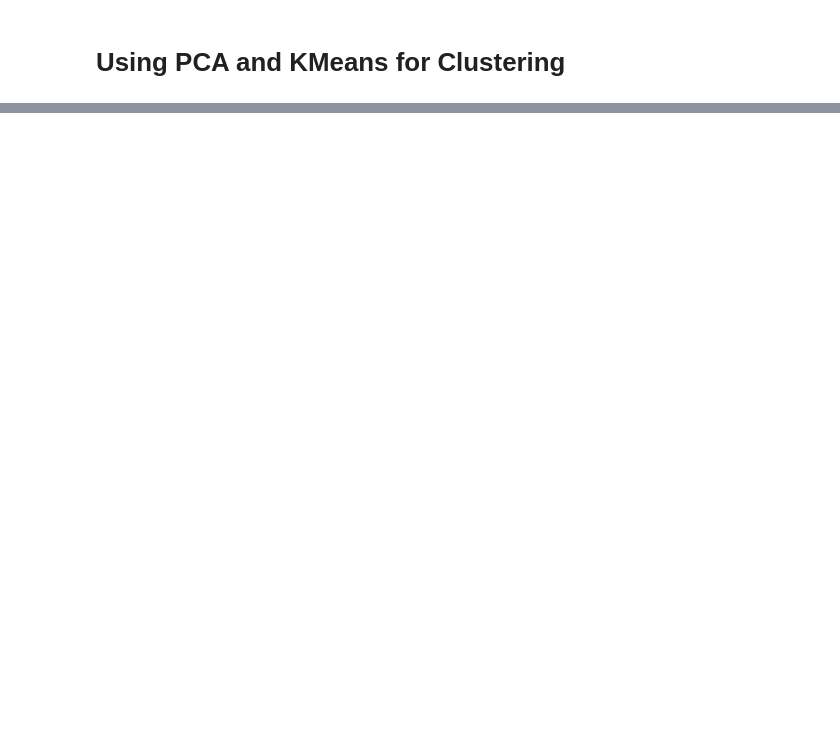
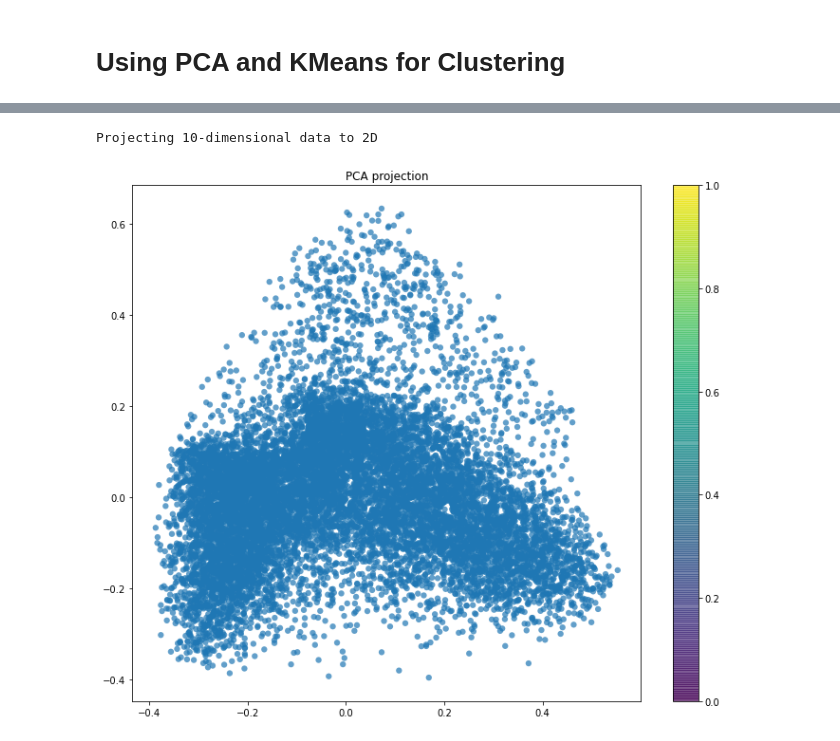
Before and after one commit to scherala/365DaysOfCoding, a Jupyter notebook: Covid/Clustering literature.ipynb, the cells around one changed output, grey strips where cells are left out. Saved outputs shown, nothing was run; the diff lists cells and outputs as text; code cells hidden in the pictures; blank space fills up the shorter version.

```diff
--- a/Covid/Clustering literature.ipynb
+++ b/Covid/Clustering literature.ipynb
@@ -260,0 +461,12 @@ plt.scatter(centers[:, 0], centers[:, 1],c='black', s=300, alpha=0.6);
+# %%
+print('Projecting %d-dimensional data to 2D' % X.shape[1])
+
+plt.figure(figsize=(12,10))
+plt.scatter(X[:, 0], X[:, 1],
+            edgecolor='none', alpha=0.7, s=40,
+            cmap=plt.cm.get_cmap('nipy_spectral', 10))
+plt.colorbar()
+plt.title('PCA projection');
+# %% [output]
+Projecting 10-dimensional data to 2D
+[figure, added]
```
Also changed, not shown: parts of 20 cells of this notebook.
